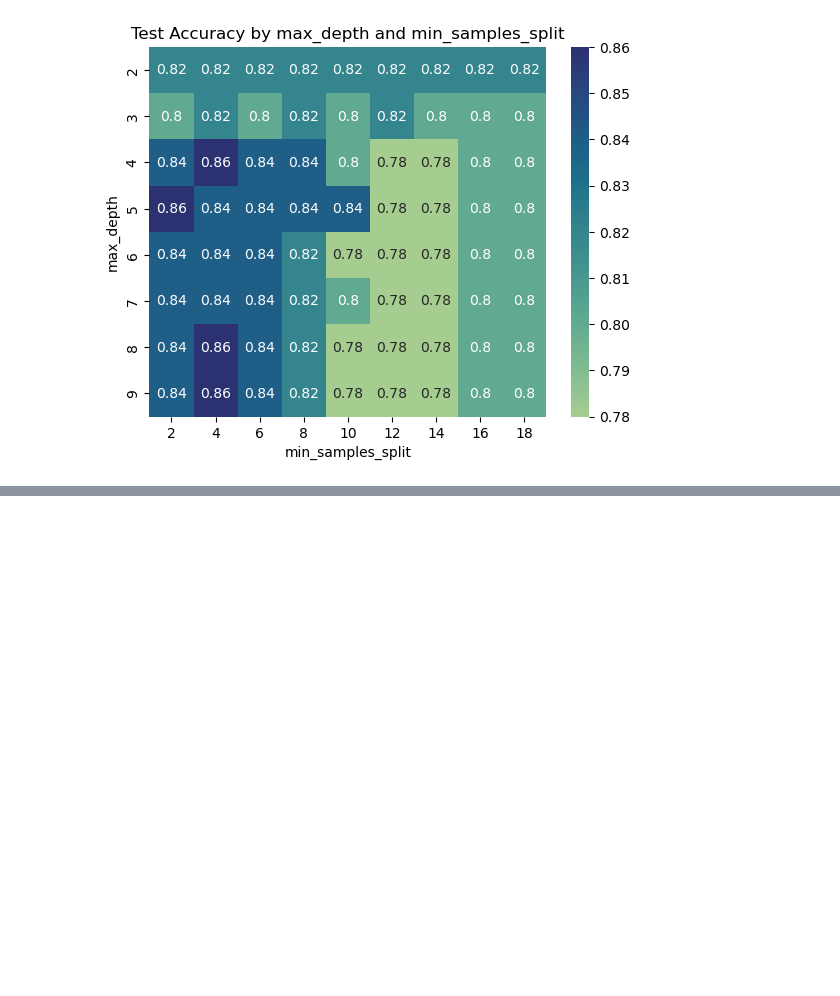
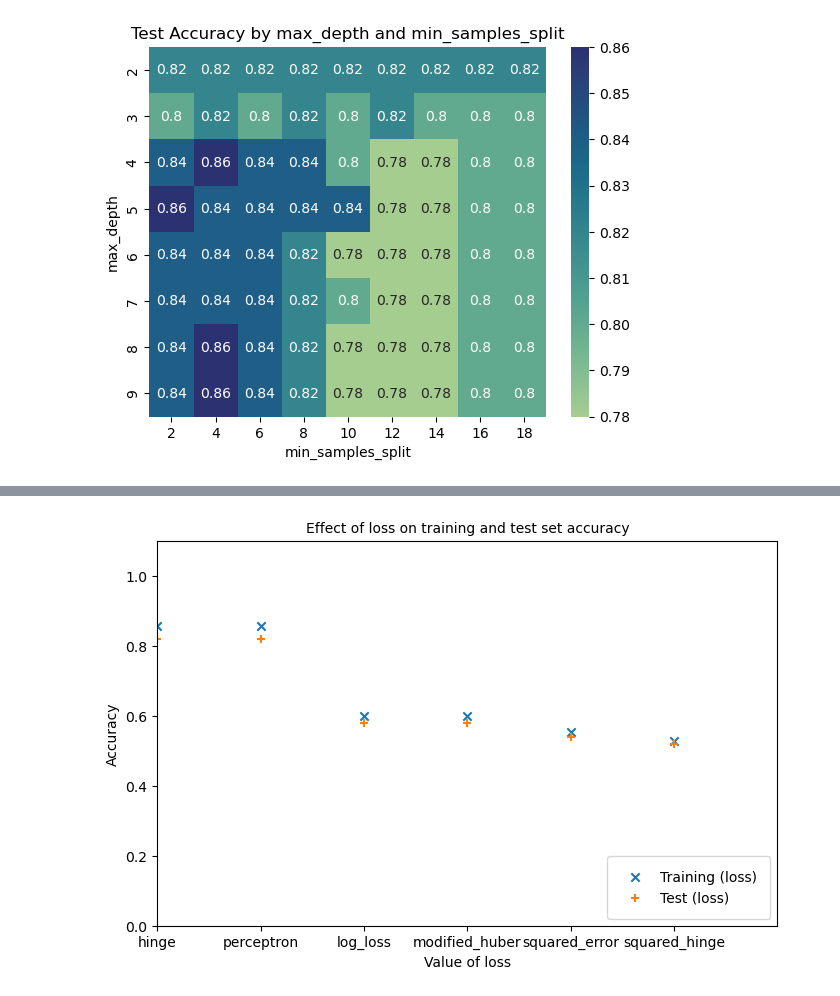
Before and after one commit to phoebe25246966/project, a Jupyter notebook: CT4101_A1_wong_phoebehuilei_code.ipynb, the cells around one changed output, grey strips where cells are left out. Cells and saved outputs as stored; diff of their text form; code cells hidden in the pictures; blank space fills up the shorter version.

```diff
--- a/CT4101_A1_wong_phoebehuilei_code.ipynb
+++ b/CT4101_A1_wong_phoebehuilei_code.ipynb
@@ -278,3 +325,17 @@ plt.show()
 #code reference : https://seaborn.pydata.org/generated/seaborn.heatmap.html
 # %% [output]
 [figure]
+# %%
+#base_model_testing
+model = SGDClassifier(random_state=42)
+model.fit(X_train,y_train)
+
+# Testing predictions
+y_pred_train_sgd = model.predict(X_train)
+y_pred_test_sgd = model.predict(X_test)
+
+train_acc_score = accuracy_score(y_train, y_pred_train_sgd)
+test_acc_score = accuracy_score(y_test, y_pred_test_sgd)
+
+print("Train classification :\n",train_acc_score)
+print("Testing classification :\n",test_acc_score)
@@ -280,0 +396,15 @@ plt.show()
+# %%
+plt.figure(figsize=(8, 5))  # Increase figure size
+plt.scatter(df_train_results_sgd_l["loss"],df_train_results_sgd_l["score"],marker="x")
+plt.scatter(df_test_results_sgd_l["loss"],df_test_results_sgd_l["score"],marker="+")
+
+plt.xlim([0, len(loss)+2])
+plt.ylim([0.0, 1.1])
+plt.xlabel("Value of loss")
+plt.ylabel("Accuracy")
+legend_labels = ["Training (loss)","Test (loss)"]
+plt.legend(labels=legend_labels, loc=4, borderpad=1)
+plt.title("Effect of loss on training and test set accuracy", fontsize=10)
+plt.show()
+# %% [output]
+[figure, added]
```
Also changed, not shown: parts of 10 cells of this notebook.
